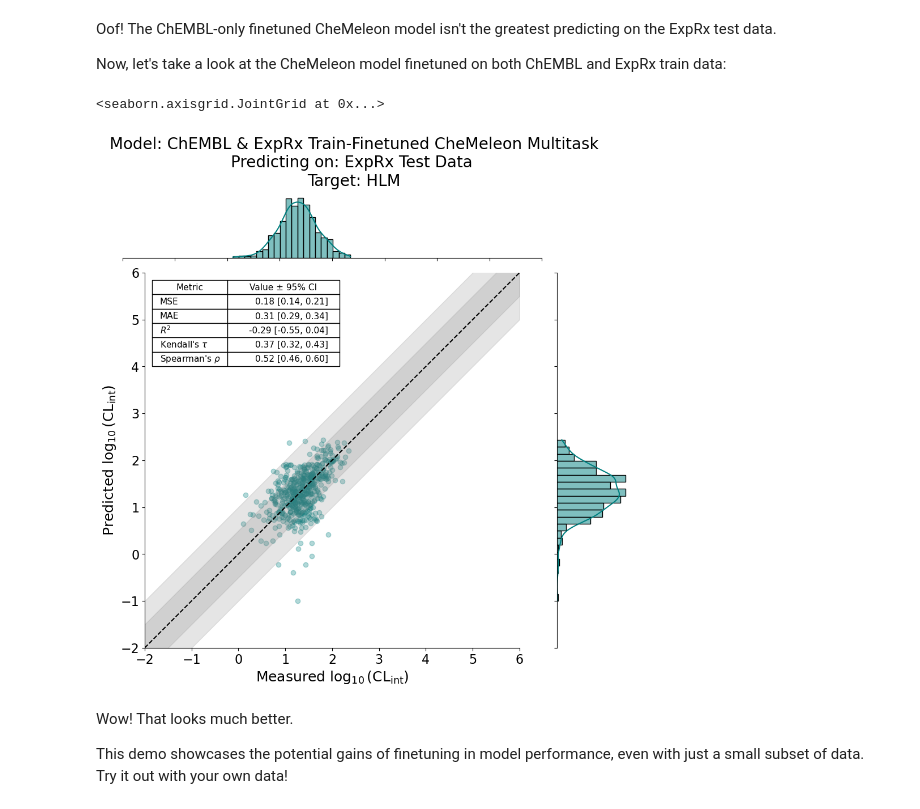
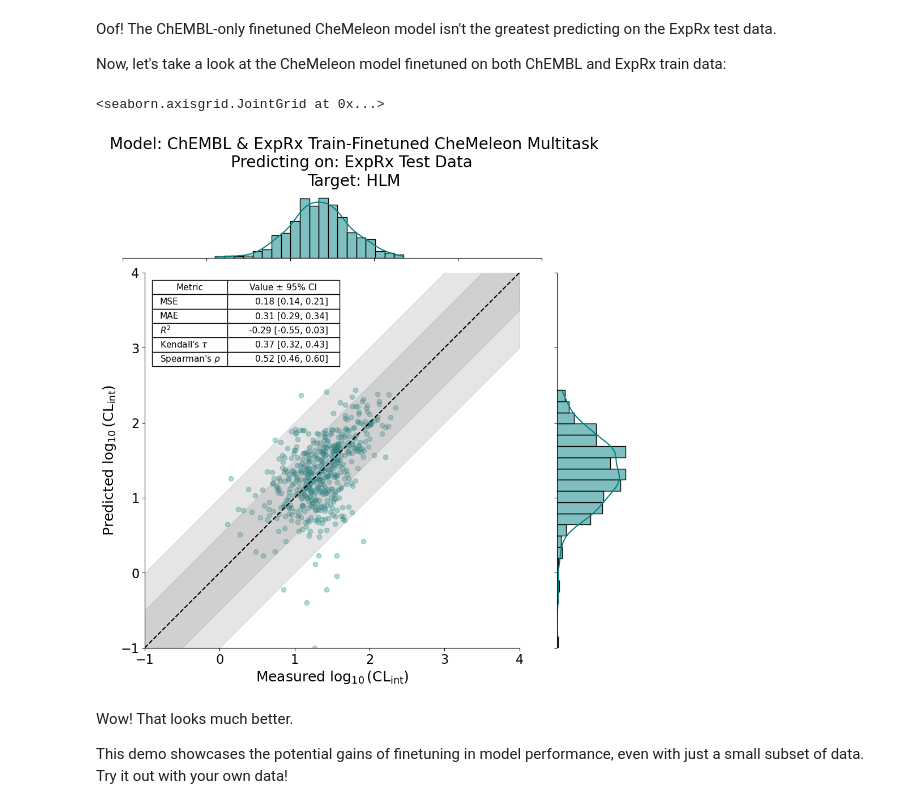
Before and after one commit to OpenADMET/openadmet-demos, a Jupyter notebook: docs/source/demos/06_Finetuning/06_Finetuning.ipynb, the cells around one changed output. Drawn from its saved outputs; the diff is of its cells as text; code cells hidden in the pictures.

```diff
--- a/docs/source/demos/06_Finetuning/06_Finetuning.ipynb
+++ b/docs/source/demos/06_Finetuning/06_Finetuning.ipynb
@@ -159,32 +147,32 @@ Now, let's take a look at the CheMeleon model finetuned on both ChEMBL and ExpRx
 # %%
 evaluator = RegressionMetrics()
 data = RegressionMetrics.evaluate(
     evaluator,
     y_true=chembl_exprx_y_preds,
     y_pred=chembl_exprx_y_true,
     tag="CLint",
     target_label="Log10_CLint"
     )
 
 stat_dict = RegressionMetrics.get_stat_dict(evaluator, "task_0")
 
 RegressionPlots.regplot(
     y_true=chembl_exprx_y_preds,
     y_pred=chembl_exprx_y_true,
     xlabel=r"Measured $\log_{10}(\mathrm{CL}_{\mathrm{int}})$",
     ylabel=r"Predicted $\log_{10}(\mathrm{CL}_{\mathrm{int}})$",
     title="Model: ChEMBL & ExpRx Train-Finetuned CheMeleon Multitask\n"
     "Predicting on: ExpRx Test Data \n"
     "Target: HLM",
     stat_dict=stat_dict,
     pXC50=True,
-    min_val=-2,
-    max_val=6,
+    min_val=-1,
+    max_val=4,
     fit_reg=False
 )
 # %% [output]
 <seaborn.axisgrid.JointGrid at 0x...>
-[figure, old version]
+[figure, new version]
 # %% [markdown]
 Wow! That looks much better.
 
```
Also changed, not shown: parts of 3 cells of this notebook, 1 other file.
